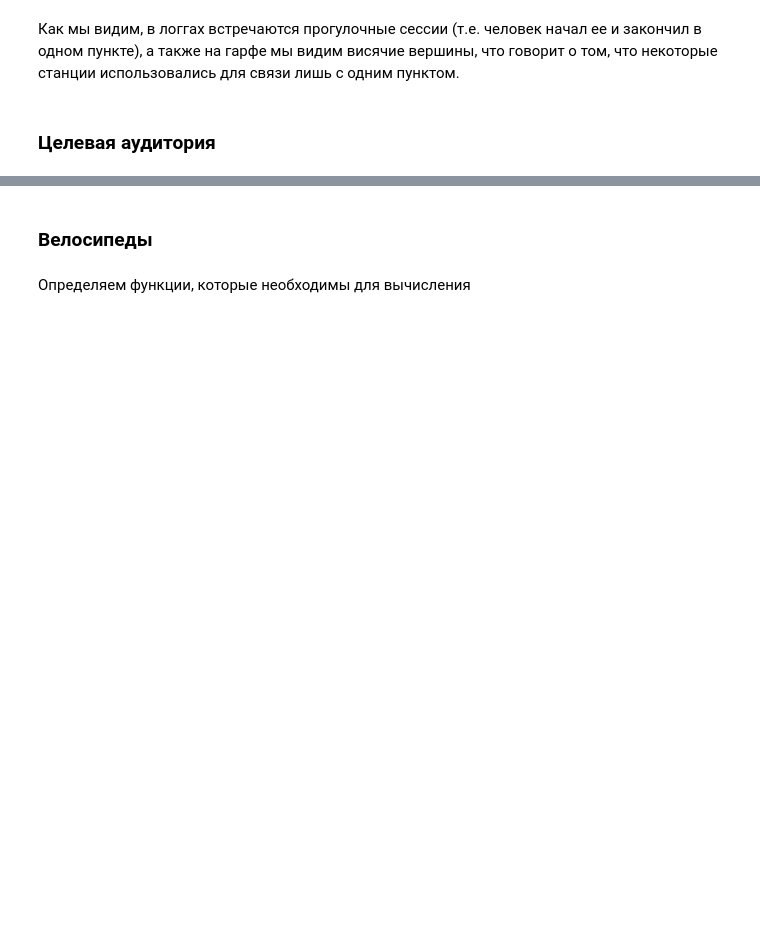
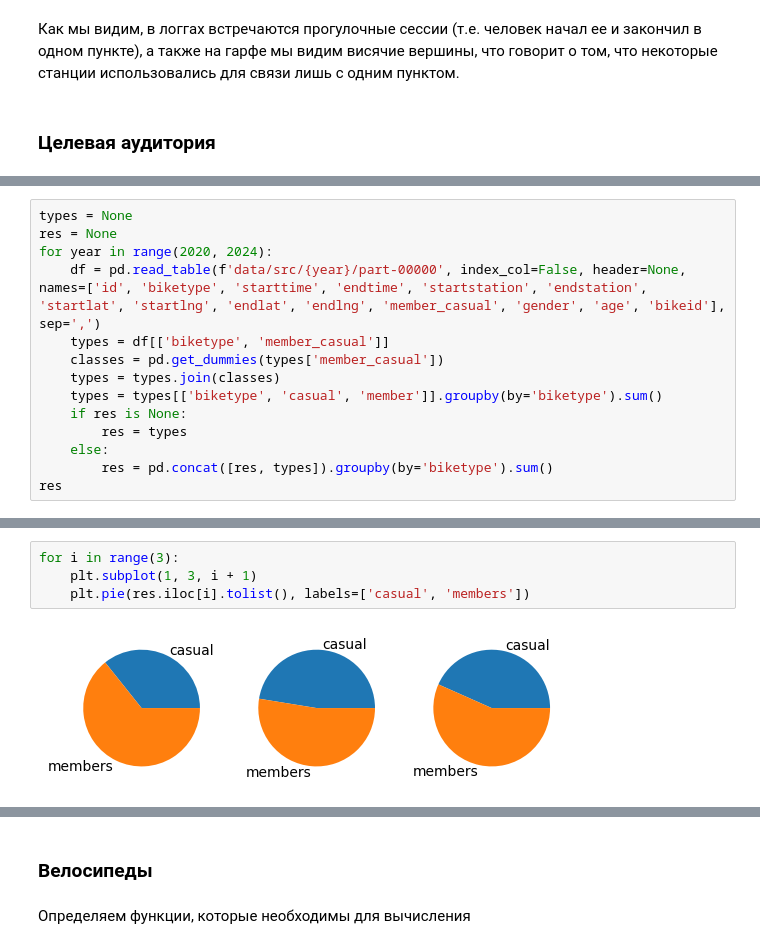
Before and after one commit to Konstantin-Kalug/yandex_bigdata_intensive, a Jupyter notebook: GeneralNotebook.ipynb, the cells around one changed output, grey strips where cells are left out. Cells and saved outputs as stored; diff of their text form; blank space fills up the shorter version.

```diff
--- a/GeneralNotebook.ipynb
+++ b/GeneralNotebook.ipynb
@@ -335,0 +538,14 @@ nx.draw(graph, pos, **options)
+# %%
+types = None
+res = None
+for year in range(2020, 2024):
+    df = pd.read_table(f'data/src/{year}/part-00000', index_col=False, header=None, names=['id', 'biketype', 'starttime', 'endtime', 'startstation', 'endstation', 'startlat', 'startlng', 'endlat', 'endlng', 'member_casual', 'gender', 'age', 'bikeid'], sep=',')
+    types = df[['biketype', 'member_casual']]
+    classes = pd.get_dummies(types['member_casual'])
+    types = types.join(classes)
+    types = types[['biketype', 'casual', 'member']].groupby(by='biketype').sum()
+    if res is None:
+        res = types
+    else:
+        res = pd.concat([res, types]).groupby(by='biketype').sum()
+res
@@ -335,0 +558,6 @@ nx.draw(graph, pos, **options)
+# %%
+for i in range(3):
+    plt.subplot(1, 3, i + 1)
+    plt.pie(res.iloc[i].tolist(), labels=['casual', 'members'])
+# %% [output]
+[figure, added]
```
Also changed, not shown: parts of 68 cells of this notebook.
